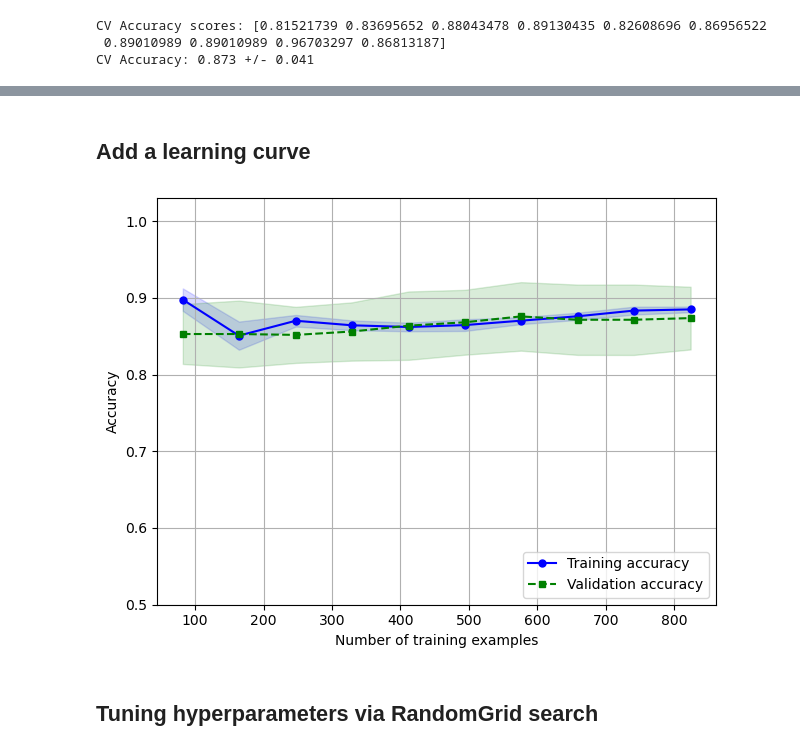
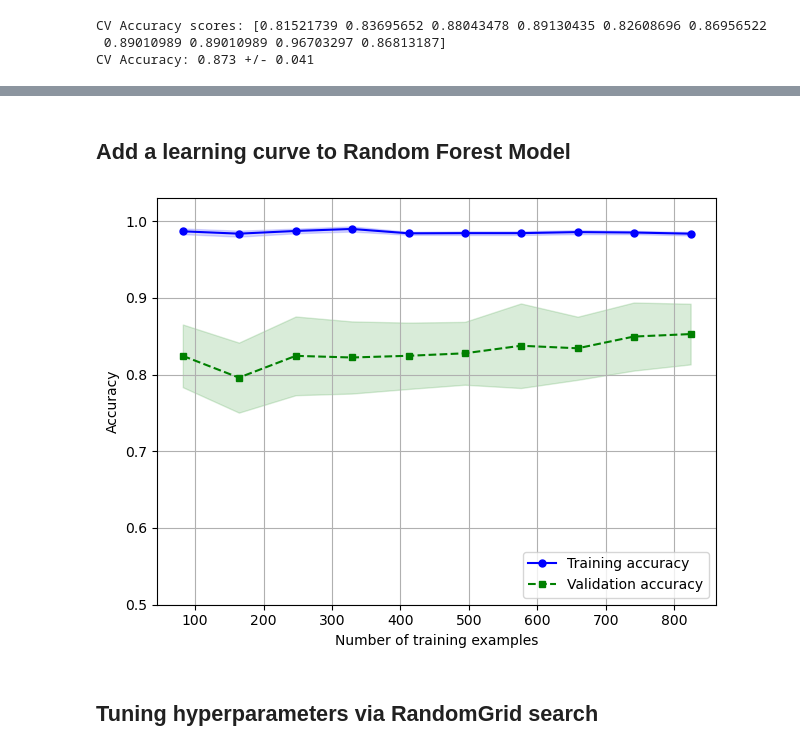
Before and after one commit to ChadUSF/DSDP, a Jupyter notebook: Titanic/Titanic.ipynb, the cells around one changed output, grey strips where cells are left out. Cells and saved outputs as stored; diff of their text form; code cells hidden in the pictures.

Commit message:
additional grid searches and unsupervised learning

```diff
--- a/Titanic/Titanic.ipynb
+++ b/Titanic/Titanic.ipynb
@@ -326,7 +326,7 @@ import matplotlib.pyplot as plt
 
 feat_labels = train_x2.columns
 
-rnd_clf = RandomForestClassifier(n_estimators=50, max_depth=8, min_samples_split=2, n_jobs=-1)
+rnd_clf = RandomForestClassifier(n_estimators=73, max_depth=6, min_samples_split=3, n_jobs=-1)
 
 rnd_clf.fit(train_x2, train_y)
 
@@ -726,11 +774,11 @@ CV Accuracy: 0.873 +/- 0.041
 # %% [markdown]
-## Add a learning curve
+## Add a learning curve to Random Forest Model
 # %%
 import matplotlib.pyplot as plt
 from sklearn.model_selection import learning_curve
 
 train_sizes, train_scores, test_scores =\
-                learning_curve(estimator=rbf_svm,
+                learning_curve(estimator=rnd_clf,
                                X=train_x,
                                y=train_y,
                                train_sizes=np.linspace(0.1, 1.0, 10),
@@ -743,34 +791,34 @@ test_mean = np.mean(test_scores, axis=1)
 test_std = np.std(test_scores, axis=1)
 
 plt.plot(train_sizes, train_mean,
          color='blue', marker='o',
          markersize=5, label='Training accuracy')
 
 plt.fill_between(train_sizes,
                  train_mean + train_std,
                  train_mean - train_std,
                  alpha=0.15, color='blue')
 
 plt.plot(train_sizes, test_mean,
          color='green', linestyle='--',
          marker='s', markersize=5,
          label='Validation accuracy')
 
 plt.fill_between(train_sizes,
                  test_mean + test_std,
                  test_mean - test_std,
                  alpha=0.15, color='green')
 
 plt.grid()
 plt.xlabel('Number of training examples')
 plt.ylabel('Accuracy')
 plt.legend(loc='lower right')
 plt.ylim([0.5, 1.03])
 plt.tight_layout()
 # plt.savefig('figures/06_05.png', dpi=300)
 plt.show()
 # %% [output]
-[figure, old version]
+[figure, new version]
 # %% [markdown]
 ## Tuning hyperparameters via RandomGrid search
 # %%
```
Also changed, not shown: parts of 30 cells of this notebook.
